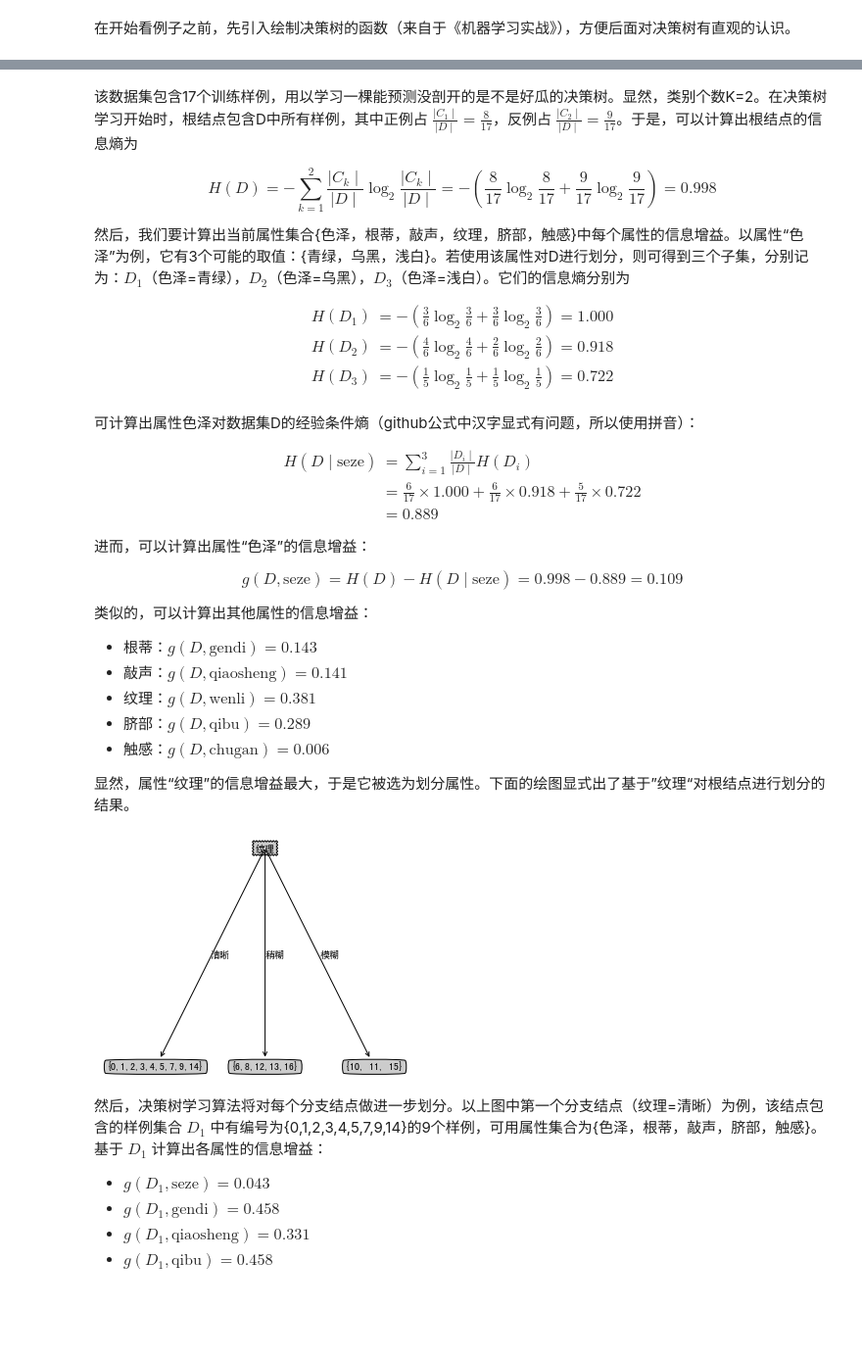
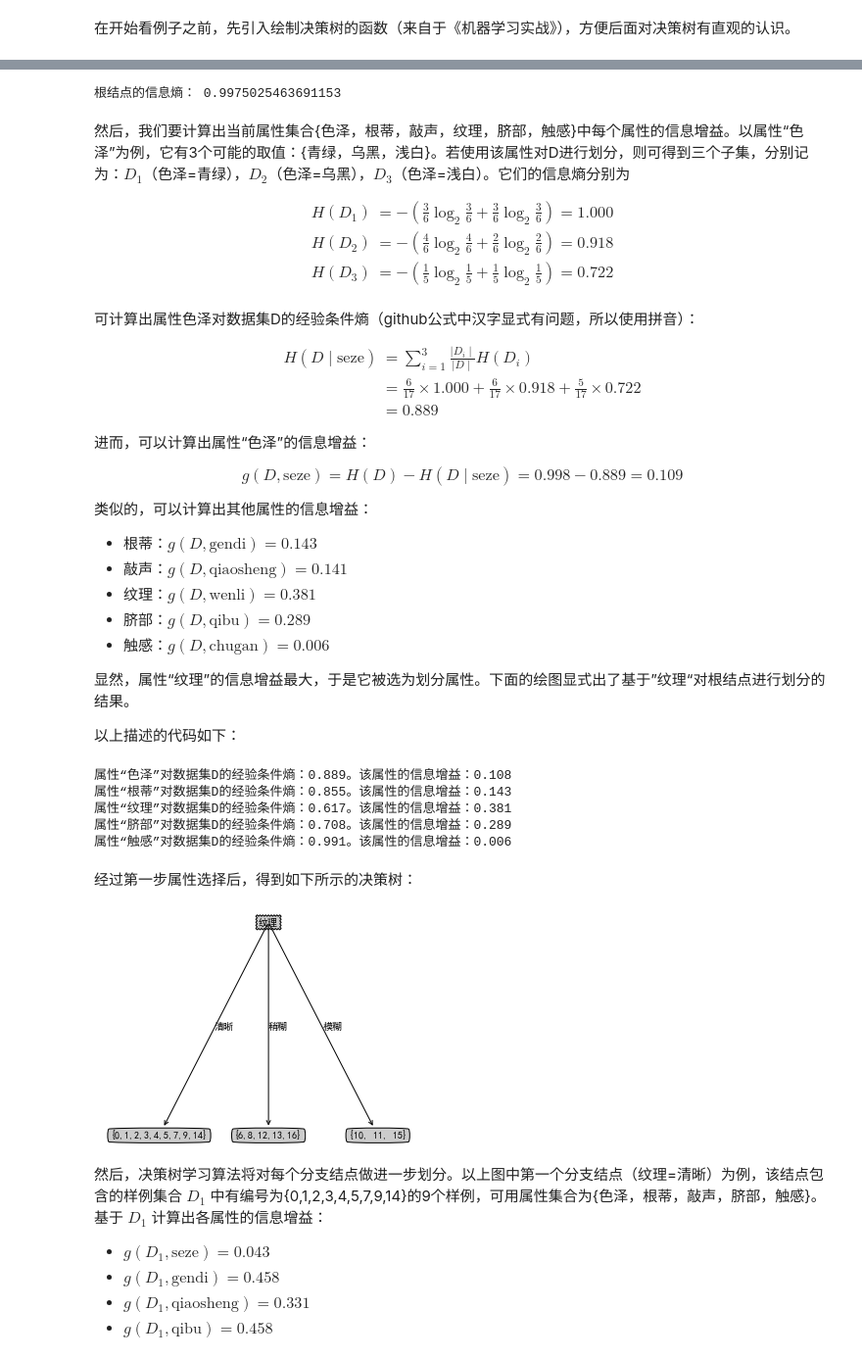
Before and after one commit to coder-ss/ss-cheat-sheet-ml, a Jupyter notebook: decision-tree/ID3-C45-CART.ipynb, the cells around one changed output, grey strips where cells are left out. Shown at 98% size. Saved outputs shown, nothing was run; the diff lists cells and outputs as text; code cells hidden in the pictures; blank space fills up the shorter version.

```diff
--- a/decision-tree/ID3-C45-CART.ipynb
+++ b/decision-tree/ID3-C45-CART.ipynb
@@ -257,8 +263,24 @@ def createPlot(inTree):
+# %%
+import math
+def calc_entropy(list_p):
+    """ 计算信息熵
+    """
+    e = 0.0
+    for p in list_p:
+        e -= p * math.log(p, 2)
+    return e
+
+def information_entropy(d):
+    list_p = []
+    for i in set(d['好瓜']):
+        list_p.append(len(d[d['好瓜'] == i]) / len(d))
+
+    return calc_entropy(list_p)
+
+print('根结点的信息熵：', information_entropy(data))
+# %% [output]
+根结点的信息熵： 0.9975025463691153
 # %% [markdown]
-该数据集包含17个训练样例，用以学习一棵能预测没剖开的是不是好瓜的决策树。显然，类别个数K=2。在决策树学习开始时，根结点包含D中所有样例，其中正例占 $\frac{\mid C_1 \mid}{\mid D \mid} = \frac{8}{17}$，反例占 $\frac{\mid C_2 \mid}{\mid D \mid} = \frac{9}{17}$。于是，可以计算出根结点的信息熵为
-
-$$ H(D) = - \sum_{k=1}^{2} \frac{\mid C_k \mid}{\mid D \mid} \log_2 \frac{\mid C_k \mid}{\mid D \mid} = - \left( \frac{8}{17} \log_2 \frac{8}{17} + \frac{9}{17} \log_2 \frac{9}{17} \right) = 0.998 $$
-
 然后，我们要计算出当前属性集合{色泽，根蒂，敲声，纹理，脐部，触感}中每个属性的信息增益。以属性“色泽”为例，它有3个可能的取值：{青绿，乌黑，浅白}。若使用该属性对D进行划分，则可得到三个子集，分别记为：$D_1$（色泽=青绿），$D_2$（色泽=乌黑），$D_3$（色泽=浅白）。它们的信息熵分别为
 
 $$\begin{align*}
@@ -290,11 +312,40 @@ $$ g(D, \text{seze}) = H(D) - H(D \mid \text{seze}) = 0.998 - 0.889 = 0.109$$
 - 触感：$g(D, \text{chugan}) = 0.006$
 
 显然，属性“纹理”的信息增益最大，于是它被选为划分属性。下面的绘图显式出了基于”纹理“对根结点进行划分的结果。
+
+以上描述的代码如下：
+# %%
+def condition_entropy(d, a):
+    ce = 0
+    for i in set(d[a]):
+        ce += information_entropy(d[d[a] == i]) * len(data[data[a] == i]) / len(data)
+    return ce
+
+def information_gain(d, a):
+    return information_entropy(d) - condition_entropy(d, a)
+
+print('属性“%s”对数据集D的经验条件熵：%.3f。该属性的信息增益：%.3f' % ('色泽', condition_entropy(data, '色泽'), information_gain(data, '色泽')))
+print('属性“%s”对数据集D的经验条件熵：%.3f。该属性的信息增益：%.3f' % ('根蒂', condition_entropy(data, '根蒂'), information_gain(data, '根蒂')))
+print('属性“%s”对数据集D的经验条件熵：%.3f。该属性的信息增益：%.3f' % ('纹理', condition_entropy(data, '纹理'), information_gain(data, '纹理')))
+print('属性“%s”对数据集D的经验条件熵：%.3f。该属性的信息增益：%.3f' % ('脐部', condition_entropy(data, '脐部'), information_gain(data, '脐部')))
+print('属性“%s”对数据集D的经验条件熵：%.3f。该属性的信息增益：%.3f' % ('触感', condition_entropy(data, '触感'), information_gain(data, '触感')))
+# %% [output]
+属性“色泽”对数据集D的经验条件熵：0.889。该属性的信息增益：0.108
+属性“根蒂”对数据集D的经验条件熵：0.855。该属性的信息增益：0.143
+属性“纹理”对数据集D的经验条件熵：0.617。该属性的信息增益：0.381
+属性“脐部”对数据集D的经验条件熵：0.708。该属性的信息增益：0.289
+属性“触感”对数据集D的经验条件熵：0.991。该属性的信息增益：0.006
+# %% [markdown]
+经过第一步属性选择后，得到如下所示的决策树：
 # %%
+# 中文乱码时，需要设置字体。Windows系统适用
+plt.rcParams['font.sans-serif']=['SimHei'] #用来正常显示中文标签
+plt.rcParams['axes.unicode_minus']=False #用来正常显示负号
+
 tree = {'纹理': {'清晰': '{0,1,2,3,4,5,7,9,14}', '稍糊': '{6,8,12,13,16}', '模糊': '{10, 11, 15}'}}
 createPlot(tree)
 # %% [output]
-[figure, old version]
+[figure, new version]
 # %% [markdown]
 然后，决策树学习算法将对每个分支结点做进一步划分。以上图中第一个分支结点（纹理=清晰）为例，该结点包含的样例集合 $D_1$ 中有编号为{0,1,2,3,4,5,7,9,14}的9个样例，可用属性集合为{色泽，根蒂，敲声，脐部，触感}。基于 $D_1$ 计算出各属性的信息增益：
 
```
Also changed, not shown: parts of 8 cells of this notebook.
